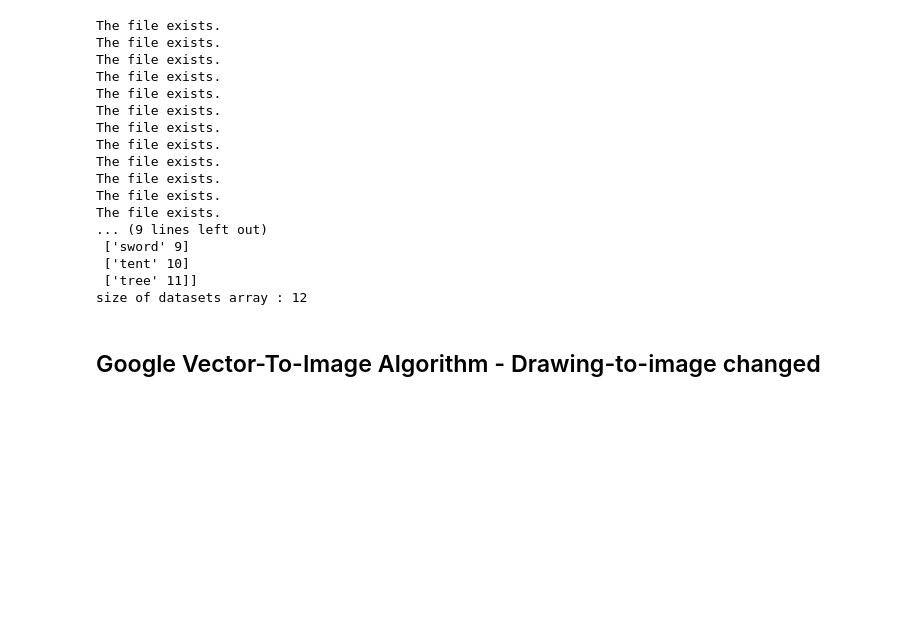
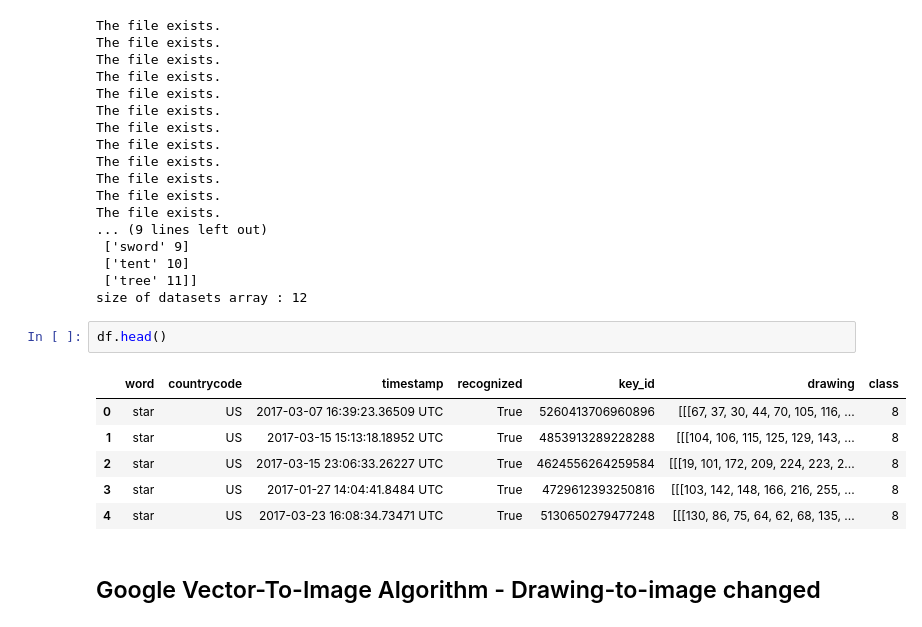
Before and after one commit to Wiztek712/BigData, a Jupyter notebook: application/AI/new_model.ipynb, the cells around one changed output. Cells and saved outputs as stored; diff of their text form; blank space fills up the shorter version.

```diff
--- a/application/AI/new_model.ipynb
+++ b/application/AI/new_model.ipynb
@@ -77,6 +76,15 @@ The file exists.
  ['tent' 10]
  ['tree' 11]]
 size of datasets array : 12
+# %%
+df.head()
+# %% [output]
+|  | word | countrycode | timestamp | recognized | key_id | drawing | class |
+| 0 | star | US | 2017-03-07 16:39:23.36509 UTC | True | 5260413706960896 | [[[67, 37, 30, 44, 70, 105, 116, ... | 8 |
+| 1 | star | US | 2017-03-15 15:13:18.18952 UTC | True | 4853913289228288 | [[[104, 106, 115, 125, 129, 143, ... | 8 |
+| 2 | star | US | 2017-03-15 23:06:33.26227 UTC | True | 4624556264259584 | [[[19, 101, 172, 209, 224, 223, 2... | 8 |
+| 3 | star | US | 2017-01-27 14:04:41.8484 UTC | True | 4729612393250816 | [[[103, 142, 148, 166, 216, 255, ... | 8 |
+| 4 | star | US | 2017-03-23 16:08:34.73471 UTC | True | 5130650279477248 | [[[130, 86, 75, 64, 62, 68, 135, ... | 8 |
 # %% [markdown]
 ## Google Vector-To-Image Algorithm - Drawing-to-image changed
 # %%
```
Also changed, not shown: parts of 14 cells of this notebook.
